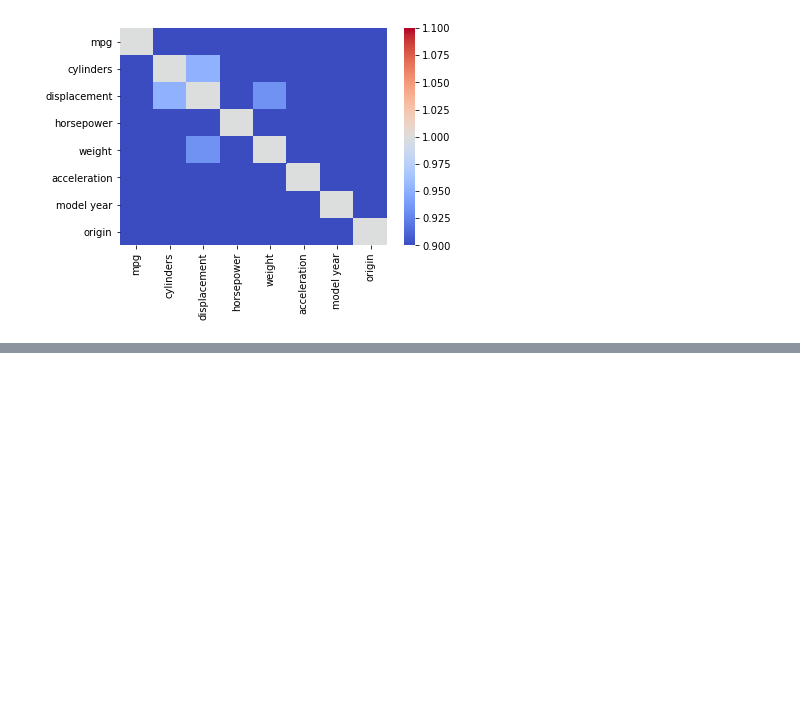
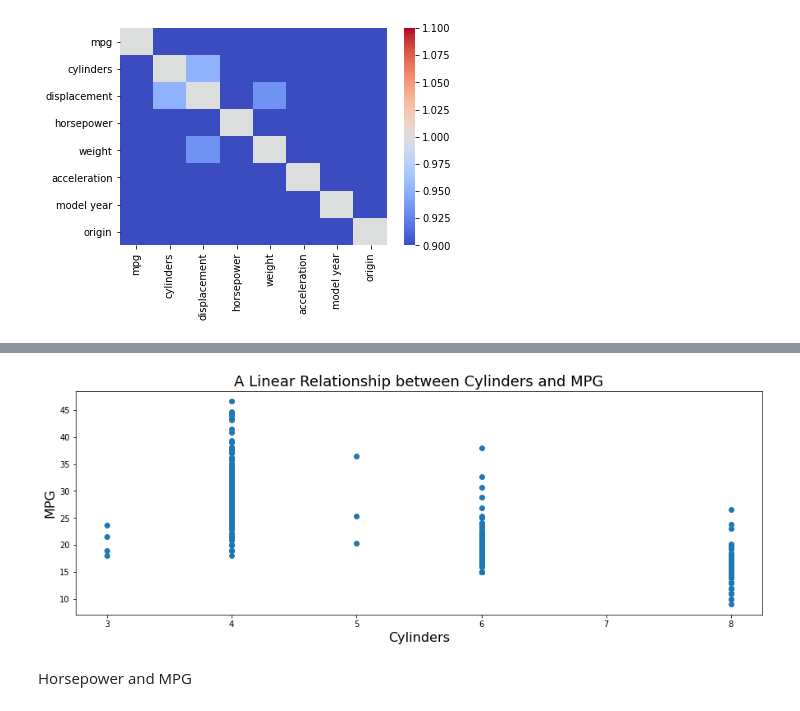
Before and after one commit to samgarcia3/Auto-MPG-Analysis, a Jupyter notebook: Auto_mpg.ipynb, the cells around one changed output, grey strips where cells are left out. Drawn from its saved outputs; the diff is of its cells as text; code cells hidden in the pictures; blank space fills up the shorter version.

```diff
--- a/Auto_mpg.ipynb
+++ b/Auto_mpg.ipynb
@@ -410,0 +436,14 @@ sns.heatmap;
+# %%
+x1 = clean_mpg['cylinders']
+y = clean_mpg['mpg']
+# %%
+plt.figure(figsize=(15,5))
+plt.scatter(x1,y)
+plt.xlabel("Cylinders", size=16)
+plt.ylabel("MPG", size=16)
+plt.title(r"A Linear Relationship between Cylinders and MPG", size=18)
+plt.show()
+# %% [output]
+[figure, added]
+# %% [markdown]
+Horsepower and MPG
```
Also changed, not shown: parts of 13 cells of this notebook.
